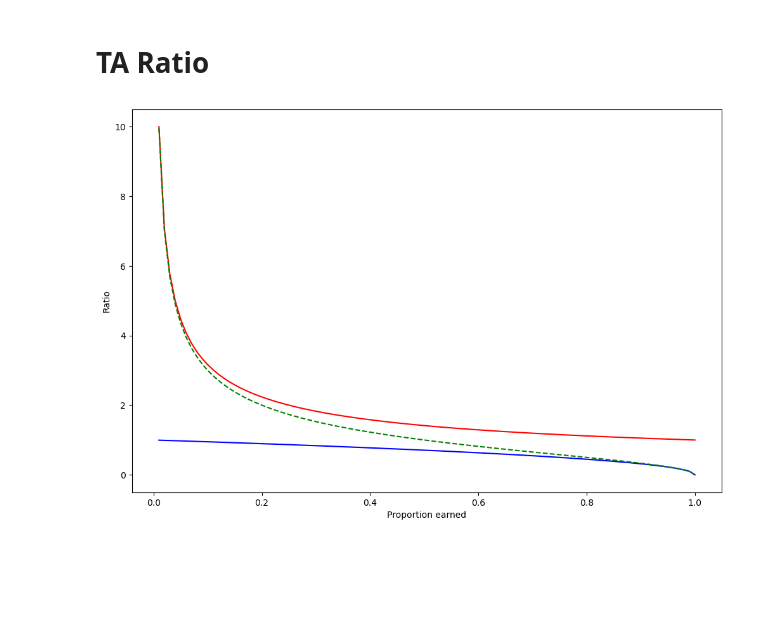
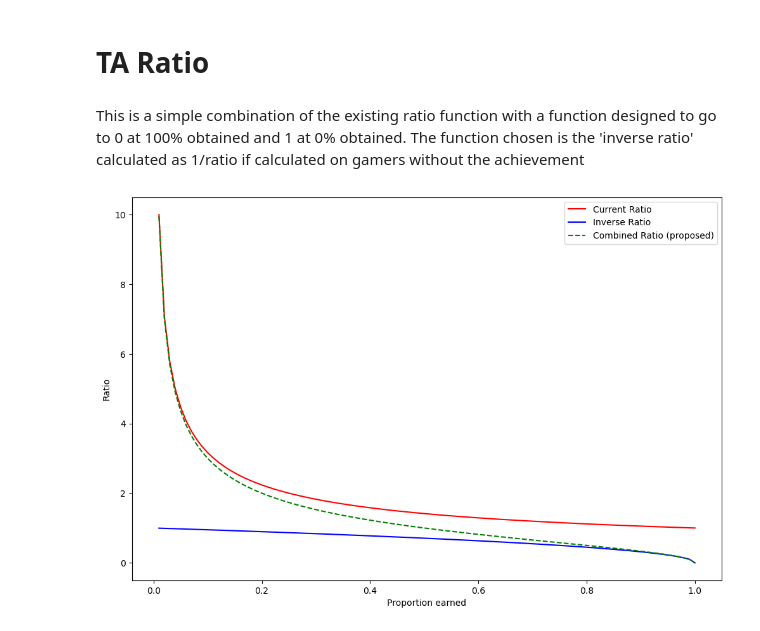
Before and after one commit to danpsfx/TA_Ratio, a Jupyter notebook: TA Ratio.ipynb, the cells around one changed output. Saved outputs shown, nothing was run; the diff lists cells and outputs as text; code cells hidden in the pictures; blank space fills up the shorter version.

```diff
--- a/TA Ratio.ipynb
+++ b/TA Ratio.ipynb
@@ -9,11 +9,16 @@ xs = np.arange(0.01,1.01,0.01)
 ratio_curr = 1/np.sqrt(xs)
 ratio_inv = np.sqrt(1-xs)
 ratio_prop = ratio_curr*ratio_inv
+# %% [markdown]
+This is a simple combination of the existing ratio function with a function designed to go to 0 at 100% obtained and 1 at 0% obtained. The function chosen is the 'inverse ratio' calculated as 1/ratio if calculated on gamers without the achievement
 # %%
 fig=plt.figure(figsize=(12,8), dpi= 100, facecolor='w', edgecolor='k')
-plt.plot(xs, ratio_curr,'r-',xs,ratio_inv,'b-',xs,ratio_prop,'g--')
+plt.plot(xs, ratio_curr,'r-', label = 'Current Ratio')
+plt.plot(xs,ratio_inv,'b-', label = 'Inverse Ratio')
+plt.plot(xs,ratio_prop,'g--', label = 'Combined Ratio (proposed)')
 plt.xlabel('Proportion earned')
 plt.ylabel('Ratio')
+plt.legend()
 plt.show()
 # %% [output]
-[figure, old version]
+[figure, new version]
```
Also changed, not shown: parts of 1 cell of this notebook.
